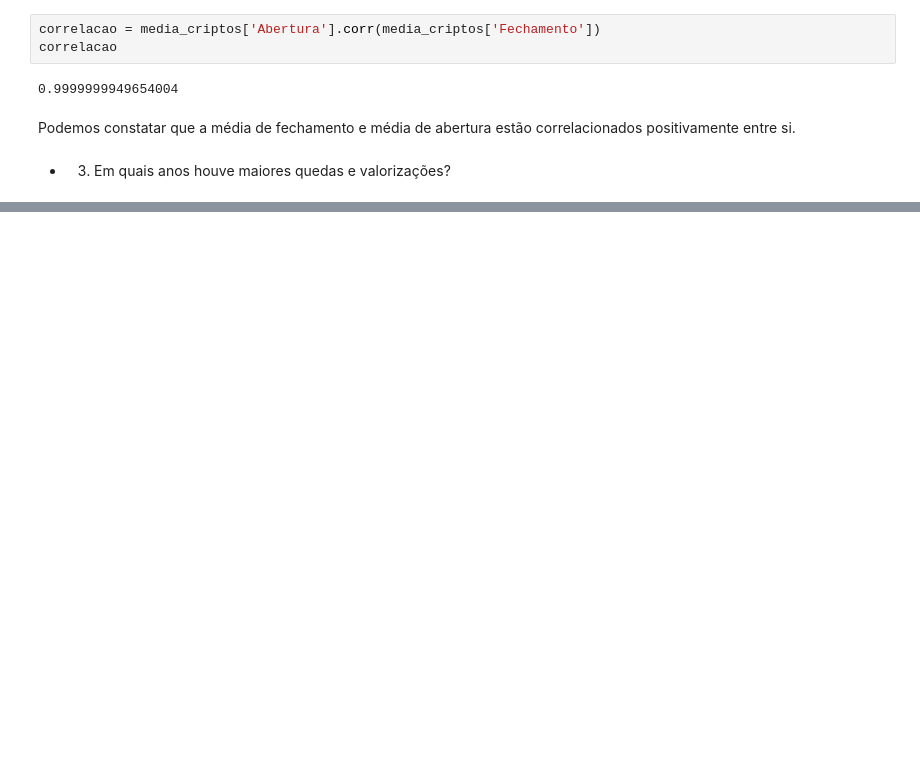
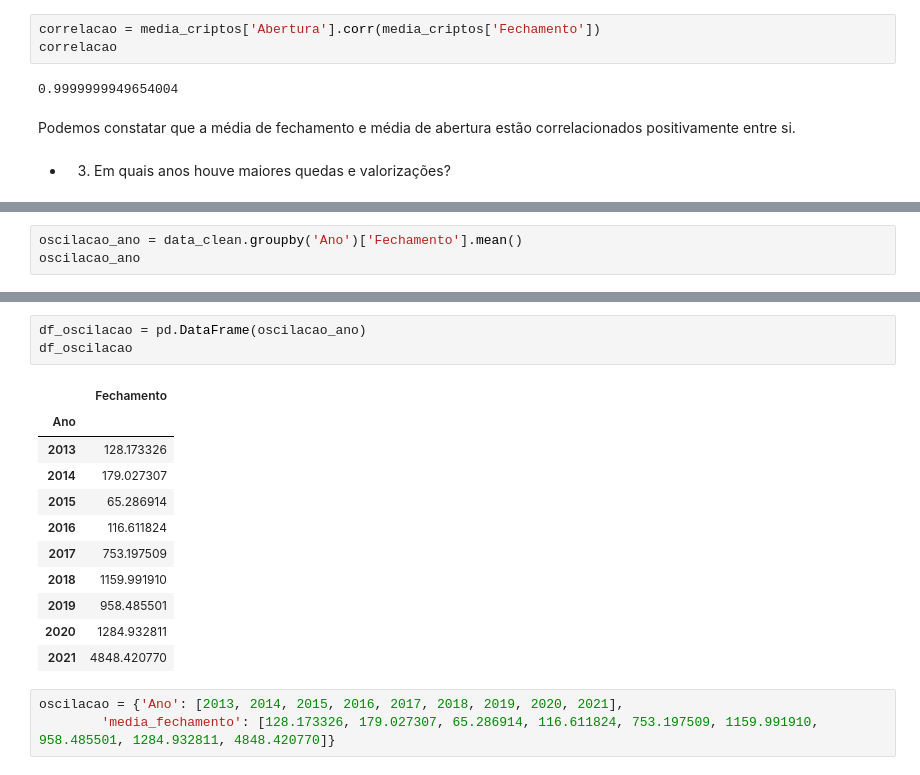
Before and after one commit to gideoni-santos/HermesCrypto, a Jupyter notebook: relatorio.ipynb, the cells around one changed output, grey strips where cells are left out. Saved outputs shown, nothing was run; the diff lists cells and outputs as text; blank space fills up the shorter version.

```diff
--- a/relatorio.ipynb
+++ b/relatorio.ipynb
@@ -406,0 +429,3 @@ Podemos constatar que a média de fechamento e média de abertura estão correla
+# %%
+oscilacao_ano = data_clean.groupby('Ano')['Fechamento'].mean()
+oscilacao_ano
@@ -406,0 +444,18 @@ Podemos constatar que a média de fechamento e média de abertura estão correla
+# %%
+df_oscilacao = pd.DataFrame(oscilacao_ano)
+df_oscilacao
+# %% [output]
+|  | Fechamento |
+| Ano |  |
+| 2013 | 128.173326 |
+| 2014 | 179.027307 |
+| 2015 | 65.286914 |
+| 2016 | 116.611824 |
+| 2017 | 753.197509 |
+| 2018 | 1159.991910 |
+| 2019 | 958.485501 |
+| 2020 | 1284.932811 |
+| 2021 | 4848.420770 |
+# %%
+oscilacao = {'Ano': [2013, 2014, 2015, 2016, 2017, 2018, 2019, 2020, 2021],
+        'media_fechamento': [128.173326, 179.027307, 65.286914, 116.611824, 753.197509, 1159.991910, 958.485501, 1284.932811, 4848.420770]}
```
Also changed, not shown: parts of 18 cells of this notebook.
